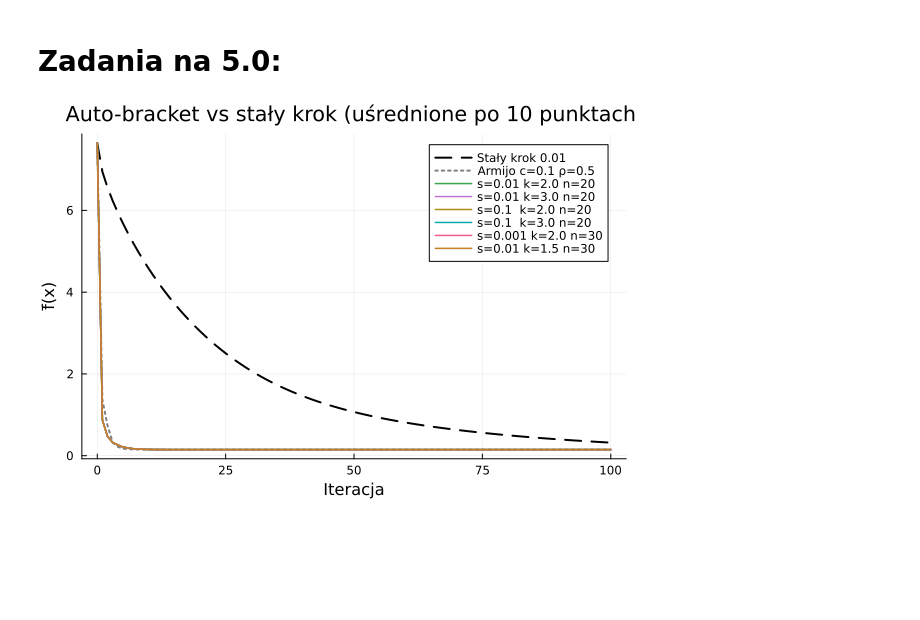
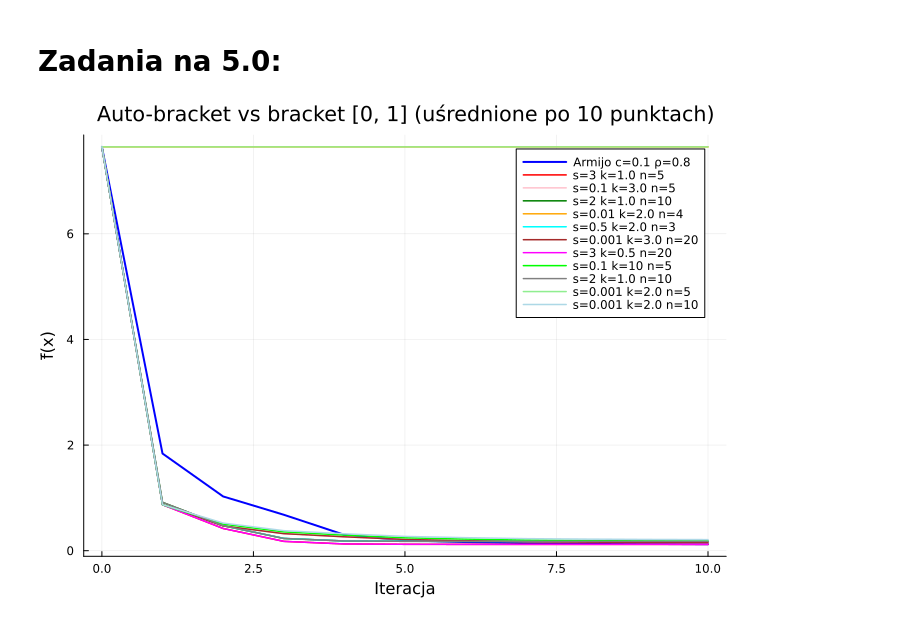
Before and after one commit to esarna/metody-i-algorytmy-optymalizacji, a Jupyter notebook: zad1.ipynb, the cells around one changed output. Drawn from its saved outputs; the diff is of its cells as text; code cells hidden in the pictures; blank space fills up the shorter version.

```diff
--- a/zad1.ipynb
+++ b/zad1.ipynb
@@ -83,7 +86,8 @@ function my_optimize_const_step(cost_data, grad_data, x0;
 
     fx = cost_data(x)
     if !isfinite(fx)
-        error("cost_data(x0) is not finite (got $fx). Choose a valid x0 / fix cost domain.")
+        error("cost_data(x0) is not finite (got $fx). Choose a valid x0 / fix
+                cost domain.")
     end
 
     for k in 1:maxiter
@@ -122,6 +127,7 @@ contourf(xs, ys, zs_log, color=:plasma, title="Three-hump camel function", xlabe
 # %%
 # zapisywanie historii punktów
-function optimize_with_history(cost, grad!, x0; step=0.01, maxiter=100, tol=1e-6, optimization_function=my_optimize_const_step)
+function optimize_with_history(cost, grad!, x0; step=0.01, maxiter=100, tol=1e-6,
+            optimization_function=my_optimize_const_step)
     x = copy(x0)
     history = Float64[]
     for k in 1:maxiter
@@ -302,9 +392,10 @@ display(p3)
 # %% [markdown]
 # Zadania na 5.0:
 # %%
+MAXITER = 10
 
-# bracket_minimum z wykładu (bez wykresów – używamy algorytmicznie)
-function bracket_minimum(f, x=0.0; s=1e-2, k=2.0, n=20)
+# bracket_minimum z wykładu
+function bracket_minimum(f, x=0.0; s=1e-2, k=2.0, n=10)
     a, ya = x, f(x)
     b, yb = a + s, f(a + s)
     if yb > ya
@@ -364,49 +455,56 @@ function optimize_bracket_step(cost_data, grad_data, x0;
         any(!isfinite, g) && error("Gradient became non-finite")
         norm(g) < tol && return x
         alpha = bracket_line_search(cost_data, x, g; s=s, k=k, n=n)
         x .= x .- alpha .* g
     end
     return x
 end
 
-function optimize_bracket_with_history(cost, grad!, x0; maxiter=100, tol=1e-6, s=1e-2, k=2.0, n=20)
+function optimize_bracket_with_history(cost, grad!, x0; maxiter=100,
+            tol=1e-6, s=1e-2, k=2.0, n=20)
     x = copy(x0)
     history = Float64[]
     for _ in 1:maxiter
         push!(history, cost(x))
-        x = optimize_bracket_step(cost, grad!, x; maxiter=1, tol=tol, s=s, k=k, n=n)
+        x = optimize_bracket_step(cost, grad!, x;
+                maxiter=1, tol=tol, s=s, k=k, n=n)
     end
     push!(history, cost(x))
     return x, history
 end
 
-# 6 zestawów parametrów bracketingu
+# zestawy parametrów bracketingu
 bracket_configs = [
-    (s=1e-2, k=2.0, n=20, label="s=0.01 k=2.0 n=20"),
-    (s=1e-2, k=3.0, n=20, label="s=0.01 k=3.0 n=20"),
-    (s=1e-1, k=2.0, n=20, label="s=0.1  k=2.0 n=20"),
-    (s=1e-1, k=3.0, n=20, label="s=0.1  k=3.0 n=20"),
-    (s=1e-3, k=2.0, n=30, label="s=0.001 k=2.0 n=30"),
-    (s=1e-2, k=1.5, n=30, label="s=0.01 k=1.5 n=30"),
+    (s=3, k=1.0, n=5, label="s=3 k=1.0 n=5", color=:red),
+    (s=0.1, k=3.0, n=5, label="s=0.1 k=3.0 n=5", color=:pink),
+    (s=2, k=1.0, n=10, label="s=2 k=1.0 n=10", color=:green),
+    (s=0.01, k=2.0, n=4, label="s=0.01 k=2.0 n=4", color=:orange),
+    (s=0.5, k=2.0, n=3, label="s=0.5 k=2.0 n=3", color=:cyan),
+    (s=0.001, k=3.0, n=20, label="s=0.001 k=3.0 n=20", color=:brown),
+    (s=3, k=0.5, n=20, label="s=3 k=0.5 n=20", color=:magenta),
+    (s=0.1, k=10, n=5, label="s=0.1 k=10 n=5", color=:lime),
+    (s=2, k=1.0, n=10, label="s=2 k=1.0 n=10", color=:gray),
+    (s=0.001, k=2.0, n=5, label="s=0.001 k=2.0 n=5", color=:lightgreen),
+    (s=0.001, k=2.0, n=10, label="s=0.001 k=2.0 n=10", color=:lightblue),
 ]
 
-p4 = plot(0:MAXITER, fixed_mean, label="Stały krok 0.01", linewidth=2,
-          linestyle=:dash, color=:black,
-          title="Auto-bracket vs stały krok (uśrednione po 10 punktach)",
-          xlabel="Iteracja", ylabel="f̄(x)")
+p6 = plot(title="Auto-bracket vs bracket [0, 1] (uśrednione po 10 punktach)",
+        xlabel="Iteracja", ylabel="f̄(x)", size=(700, 500))
 
-arm_ref_histories = [optimize_armijo_with_history(f, grad_f!, x0; maxiter=MAXITER, c=0.1, rho=0.5) |> last
+arm_ref_histories = [optimize_armijo_with_history(f, grad_f!, x0;
+            maxiter=MAXITER, c=0.1, rho=0.8) |> last
                      for x0 in starting_points]
-plot!(p4, 0:MAXITER, mean_history(arm_ref_histories),
-      label="Armijo c=0.1 ρ=0.5", linewidth=2, linestyle=:dot, color=:gray)
+plot!(p6, 0:MAXITER, mean_history(arm_ref_histories),
+      label="Armijo c=0.1 ρ=0.8", linewidth=2, color=:blue)
 
 for cfg in bracket_configs
     br_histories = [optimize_bracket_with_history(f, grad_f!, x0;
                         maxiter=MAXITER, s=cfg.s, k=cfg.k, n=cfg.n) |> last
                     for x0 in starting_points]
-    plot!(p4, 0:MAXITER, mean_history(br_histories), label=cfg.label, linewidth=1.5)
+    br_mean = mean_history(br_histories)
+    plot!(p6, 0:MAXITER, br_mean, label=cfg.label, linewidth=1.5, color=cfg.color)
 end
 
-display(p4)
+display(p6)
 # %% [output]
-[figure, old version]
+[figure, new version]
```
Also changed, not shown: parts of 9 cells of this notebook, 1 other file.
